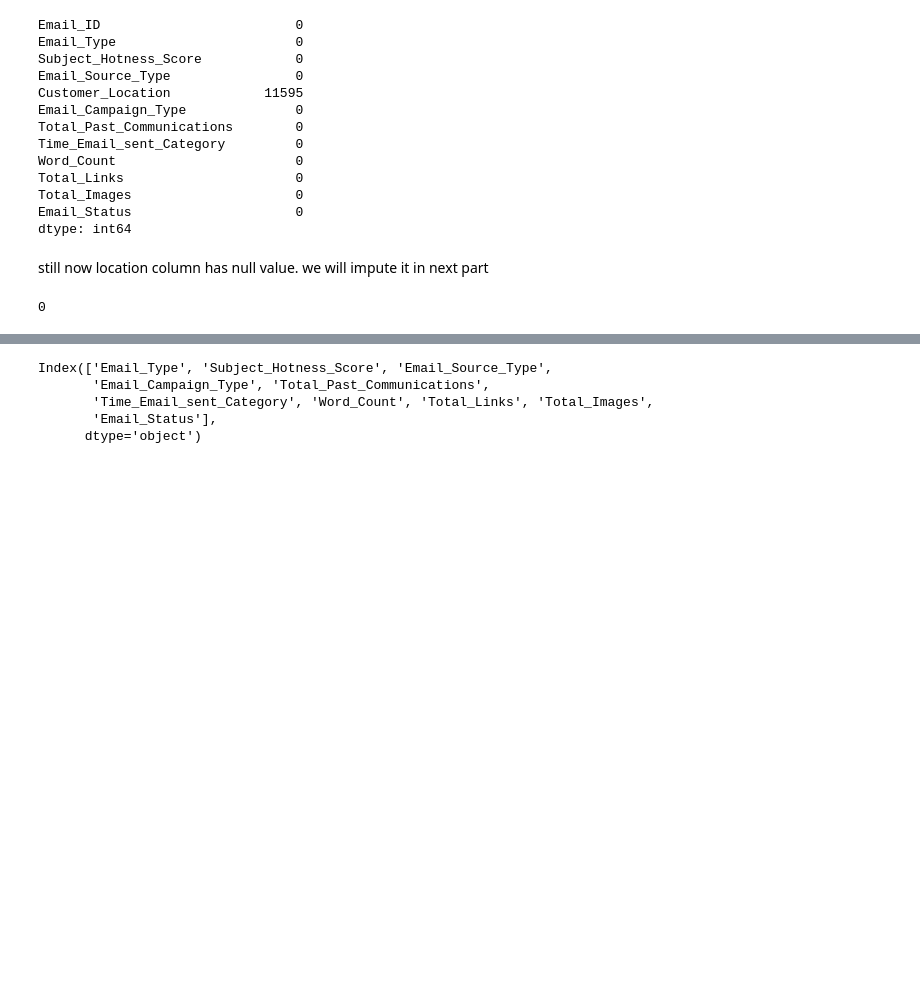
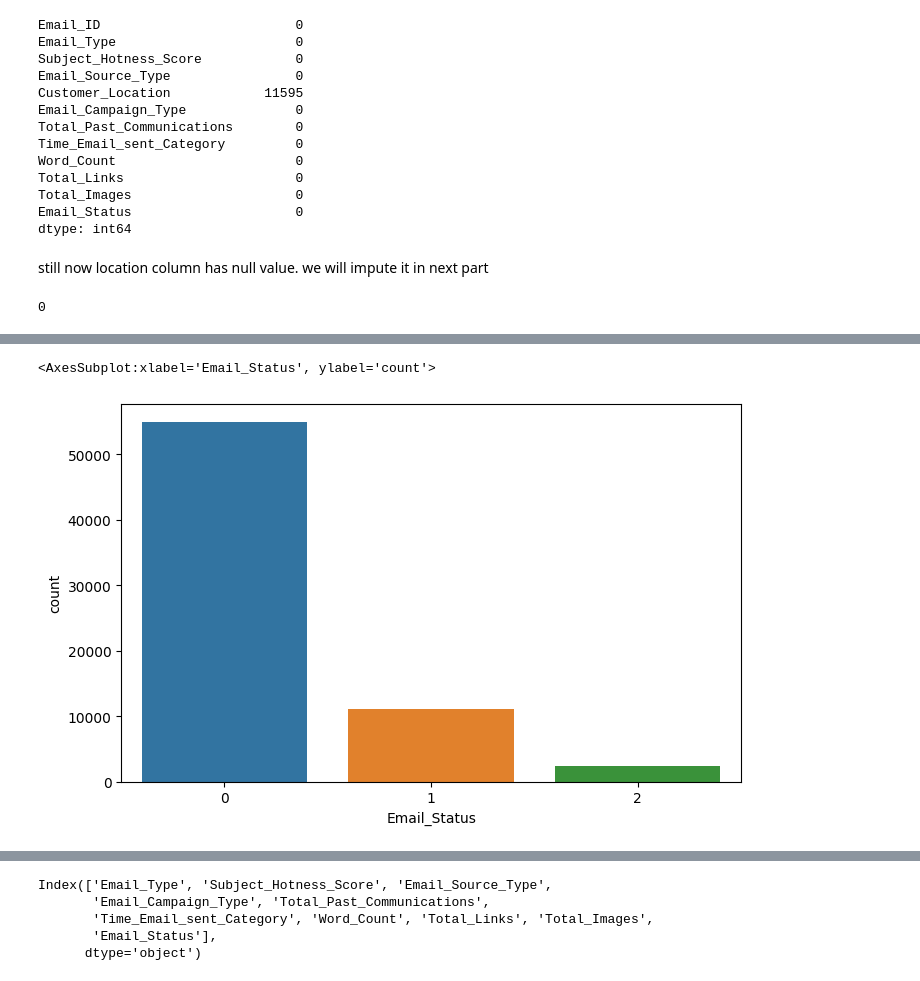
Before and after one commit to renukagore107/CAPSTONE-PROJECT-3--CLASSIFICATION, a Jupyter notebook: classification_data_email.ipynb, the cells around one changed output, grey strips where cells are left out. Saved outputs shown, nothing was run; the diff lists cells and outputs as text; code cells hidden in the pictures; blank space fills up the shorter version.

```diff
--- a/classification_data_email.ipynb
+++ b/classification_data_email.ipynb
@@ -238,0 +298,6 @@ email_df.duplicated().sum()
+# %%
+# check the dependent varaible
+sns.countplot(email_df['Email_Status'])
+# %% [output]
+<AxesSubplot:xlabel='Email_Status', ylabel='count'>
+[figure, added]
```
Also changed, not shown: parts of 9 cells of this notebook.
